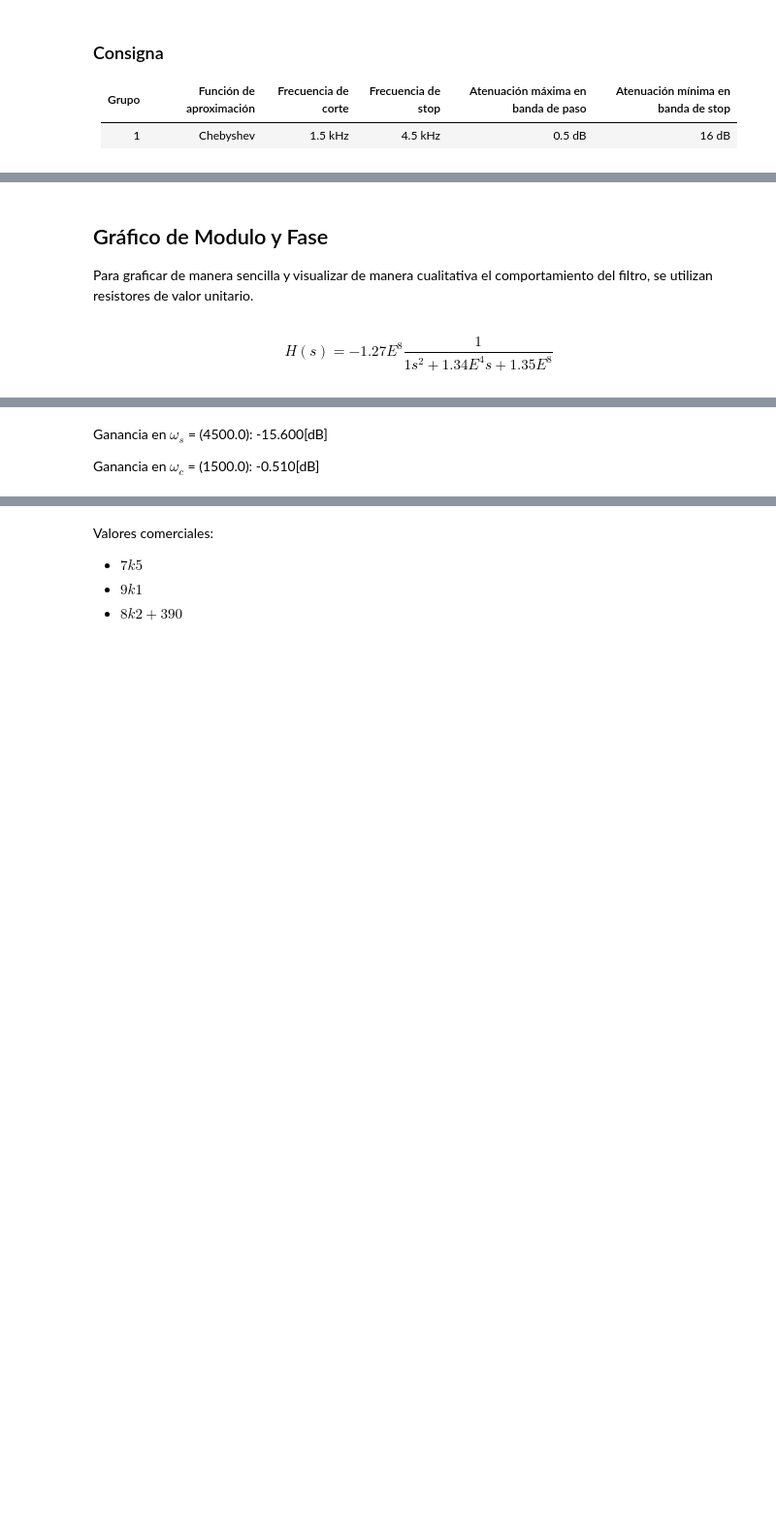
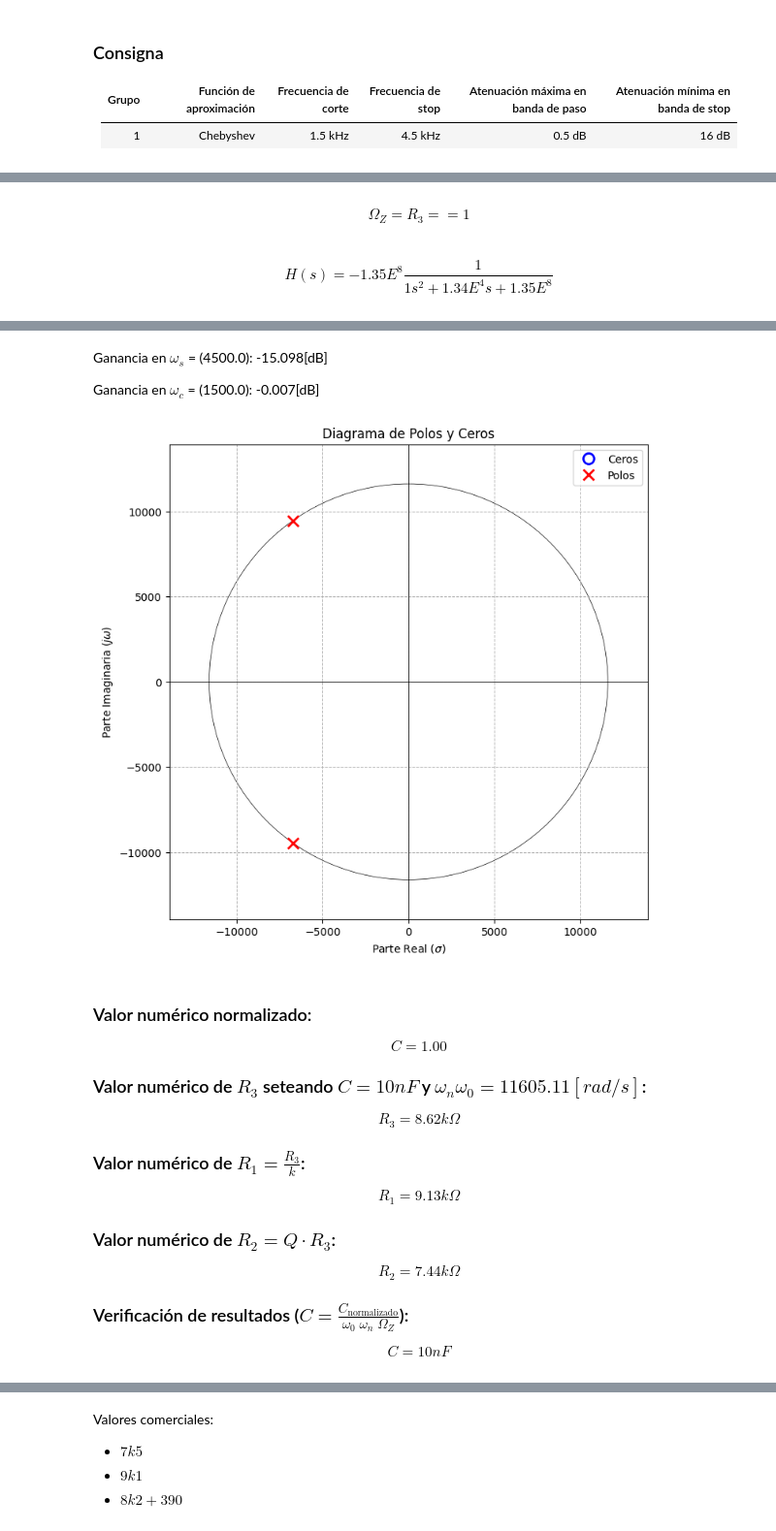
Before and after one commit to fborello-lambda/TC2-2025, a Jupyter notebook: TPL1/TPL1.ipynb, the cells around one changed output, grey strips where cells are left out. Shown at 97% size. Cells and saved outputs as stored; diff of their text form; code cells hidden in the pictures; blank space fills up the shorter version.

```diff
--- a/TPL1/TPL1.ipynb
+++ b/TPL1/TPL1.ipynb
@@ -130,47 +142,52 @@ $$k = 0.9438$$
 $$Q = 0.863$$
 
 $$\omega_0 = \sqrt{1.5162}$$
-# %% [markdown]
-## Gráfico de Modulo y Fase
-
-Para graficar de manera sencilla y visualizar de manera cualitativa el comportamiento del filtro, se utilizan resistores de valor unitario.
 # %%
-k_expr = -1 / R1
-w0_expr = 1 / C
-Q_expr = R2
-
-values = {k: k_expr, Q: Q_expr, w0: w0_expr}
-
 w_cheby = np.sqrt(1.5162)
 fc = 1.5e3
 w_c = 2 * np.pi * fc
 _w0 = w_cheby * w_c
 
-T = T.subs(values)
-
 _Q = 0.863
 _k = 0.9438
 
-values = {C: 1 / _w0, R1: 1 / _k, R2: _Q, R3: 1}
-
-(magnitude_db, frequencies, _) = uplt.plot_tf(T, values, _w0 / (2 * np.pi))
+components = {"C": 1 / _w0, "R1": 1 / _k, "R2": _Q, "R3": 1}
+T, _ = usynth.synth_ackerberg_mossberg(components=components)
+(magnitude_db, frequencies, _) = uplt.plot_tf(T, {}, _w0 / (2 * np.pi))
 
 idx = np.argmin(np.abs(frequencies - (3 * w_c) / (2 * np.pi)))
 magnitude_at_ws = magnitude_db[idx]
 idx = np.argmin(np.abs(frequencies - (1 * w_c) / (2 * np.pi)))
 magnitude_at_wc = magnitude_db[idx]
 
 markdown_text = rf"""
 Ganancia en $\omega_{{s}}$ = ({(3 * w_c) / (2 * np.pi)}): {magnitude_at_ws:.3f}[dB]
 
 Ganancia en $\omega_{{c}}$ = ({(1 * w_c) / (2 * np.pi)}): {magnitude_at_wc:.3f}[dB]
 """
 
 display(Markdown(markdown_text))
+
+_ = uplt.plot_polos_ceros(T, _w0, {})
+
+usynth.get_values_ackerberg_mossberg(C_forced=10e-9, _w0=_w0, _Q=_Q, _k=_k)
 # %% [output]
-$$H(s) = -1.27E^{8} \frac{1}{1s^2 + 1.34E^{4}s + 1.35E^{8}}$$
+$$\Omega_Z = R_3 == 1$$
+$$H(s) = -1.35E^{8} \frac{1}{1s^2 + 1.34E^{4}s + 1.35E^{8}}$$
 [figure]
-
-Ganancia en $\omega_{s}$ = (4500.0): -15.600[dB]
-
-Ganancia en $\omega_{c}$ = (1500.0): -0.510[dB]
+
+Ganancia en $\omega_{s}$ = (4500.0): -15.098[dB]
+
+Ganancia en $\omega_{c}$ = (1500.0): -0.007[dB]
+[figure, added]
+
+### Valor numérico normalizado:
+$$C = 1.00$$
+### Valor numérico de $R_3$ seteando $C = 10 nF$ y $\omega_n \omega_0 = 11605.11[rad/s]$:
+$$R_3 = 8.62 k\Omega$$
+### Valor numérico de $R_1 = \frac{R_3}{k}$:
+$$R_1 = 9.13 k\Omega$$
+### Valor numérico de $R_2 = Q \cdot R_3$:
+$$R_2 = 7.44 k\Omega$$
+### Verificación de resultados ($C = \frac{C_{\text{normalizado}}}{\omega_0 \; \omega_n \; \Omega_Z}$):
+$$C = 10 nF$$
```
Also changed, not shown: parts of 18 cells of this notebook, 4 other files.
